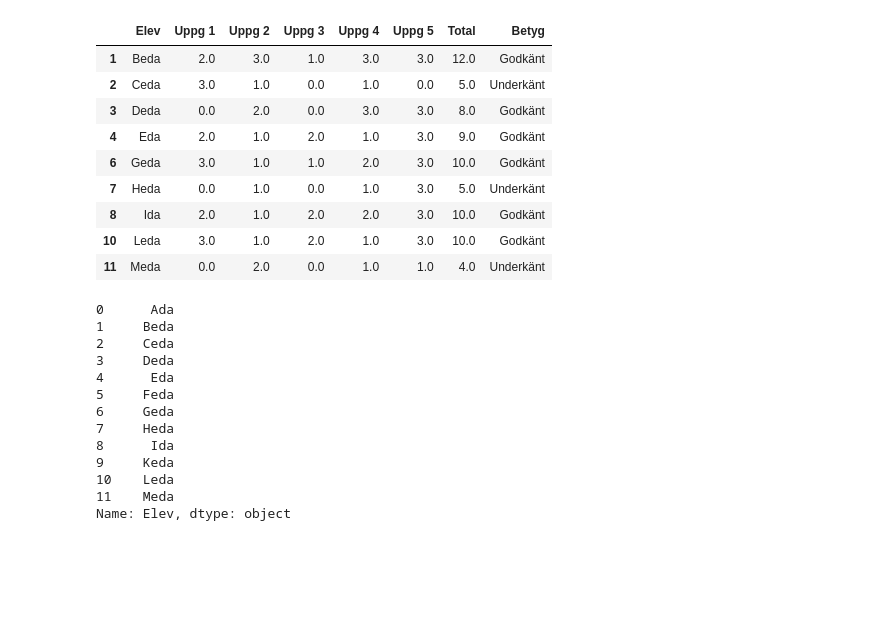
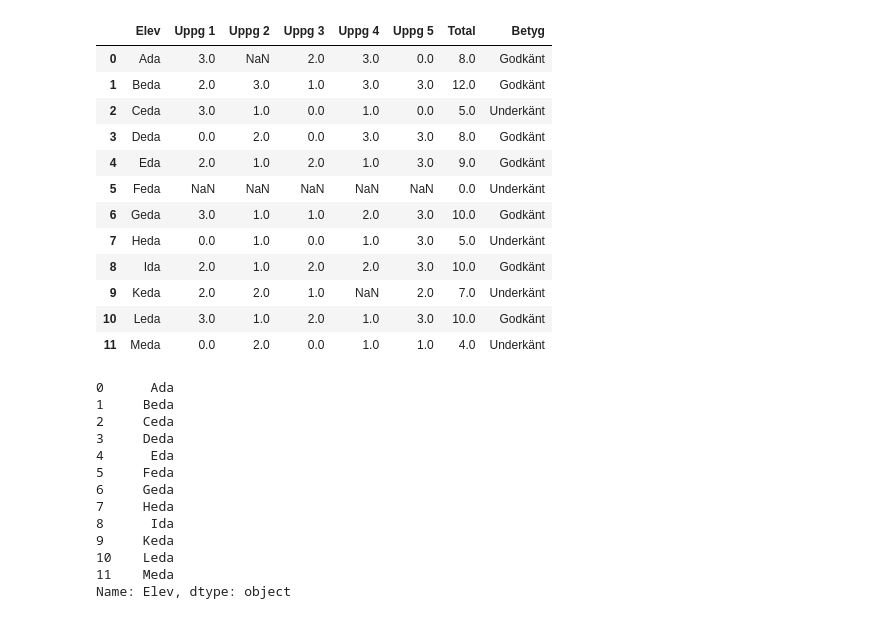
Before and after one commit to Antonsoder/Anton_Soderstrom_Te19C, a Jupyter notebook: Pandas/Panda.ipynb, the cells around one changed output. Drawn from its saved outputs; the diff is of its cells as text; code cells hidden in the pictures; blank space fills up the shorter version.

```diff
--- a/Pandas/Panda.ipynb
+++ b/Pandas/Panda.ipynb
@@ -1,26 +1,28 @@
 # %%
 import pandas as pd
 import numpy as np
 
 df = pd.read_csv("Matteprov.csv")
 
 #print(df.head(3))
 #print(df.tail(2))
-
-df = df.dropna() #Slänger raderna som inehåller nan
+#df = df.dropna() #Slänger raderna som inehåller nan
 df.fillna(0) #Lägger till nollor
 df["Total"] = df.sum(axis=1)
 df["Betyg"] = np.where(df["Total"] > 7, "Godkänt", "Underkänt")
 df
 # %% [output]
 |  | Elev | Uppg 1 | Uppg 2 | Uppg 3 | Uppg 4 | Uppg 5 | Total | Betyg |
+| 0 | Ada | 3.0 | NaN | 2.0 | 3.0 | 0.0 | 8.0 | Godkänt |
 | 1 | Beda | 2.0 | 3.0 | 1.0 | 3.0 | 3.0 | 12.0 | Godkänt |
 | 2 | Ceda | 3.0 | 1.0 | 0.0 | 1.0 | 0.0 | 5.0 | Underkänt |
 | 3 | Deda | 0.0 | 2.0 | 0.0 | 3.0 | 3.0 | 8.0 | Godkänt |
 | 4 | Eda | 2.0 | 1.0 | 2.0 | 1.0 | 3.0 | 9.0 | Godkänt |
+| 5 | Feda | NaN | NaN | NaN | NaN | NaN | 0.0 | Underkänt |
 | 6 | Geda | 3.0 | 1.0 | 1.0 | 2.0 | 3.0 | 10.0 | Godkänt |
 | 7 | Heda | 0.0 | 1.0 | 0.0 | 1.0 | 3.0 | 5.0 | Underkänt |
 | 8 | Ida | 2.0 | 1.0 | 2.0 | 2.0 | 3.0 | 10.0 | Godkänt |
+| 9 | Keda | 2.0 | 2.0 | 1.0 | NaN | 2.0 | 7.0 | Underkänt |
 | 10 | Leda | 3.0 | 1.0 | 2.0 | 1.0 | 3.0 | 10.0 | Godkänt |
 | 11 | Meda | 0.0 | 2.0 | 0.0 | 1.0 | 1.0 | 4.0 | Underkänt |
 # %%
```
Also changed, not shown: parts of 2 cells of this notebook, 2 other files.
